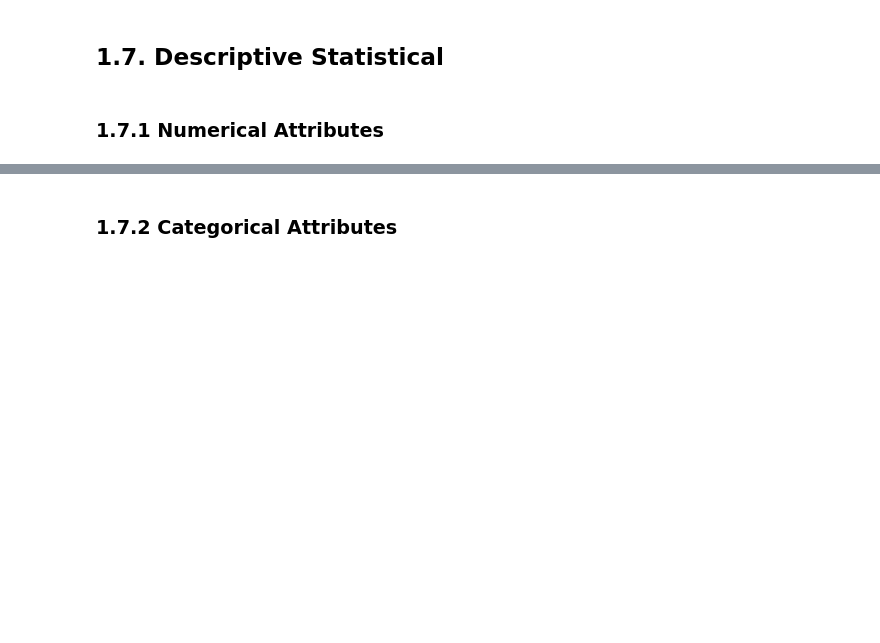
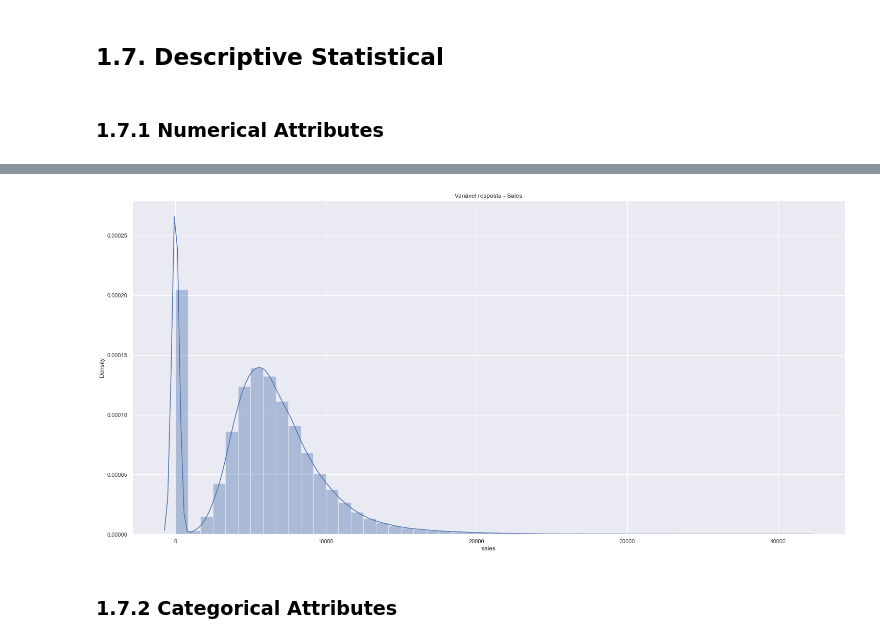
Before and after one commit to almir-martins/rossmann_sales_prediction, a Jupyter notebook: notebooks/m08_video1_store_sales_prediction.ipynb, the cells around one changed output, grey strips where cells are left out. Drawn from its saved outputs; the diff is of its cells as text; code cells hidden in the pictures; blank space fills up the shorter version.

```diff
--- a/notebooks/m08_video1_store_sales_prediction.ipynb
+++ b/notebooks/m08_video1_store_sales_prediction.ipynb
@@ -328,5 +344,7 @@ metrics
 # %%
-sns.distplot(df1['sales']);
+sns.distplot(df1['sales']).set_title('Variável resposta - Sales');
+# %% [output]
+[figure, added]
 # %% [markdown]
 ### 1.7.2 Categorical Attributes
 # %%
```
Also changed, not shown: parts of 3 cells of this notebook.
